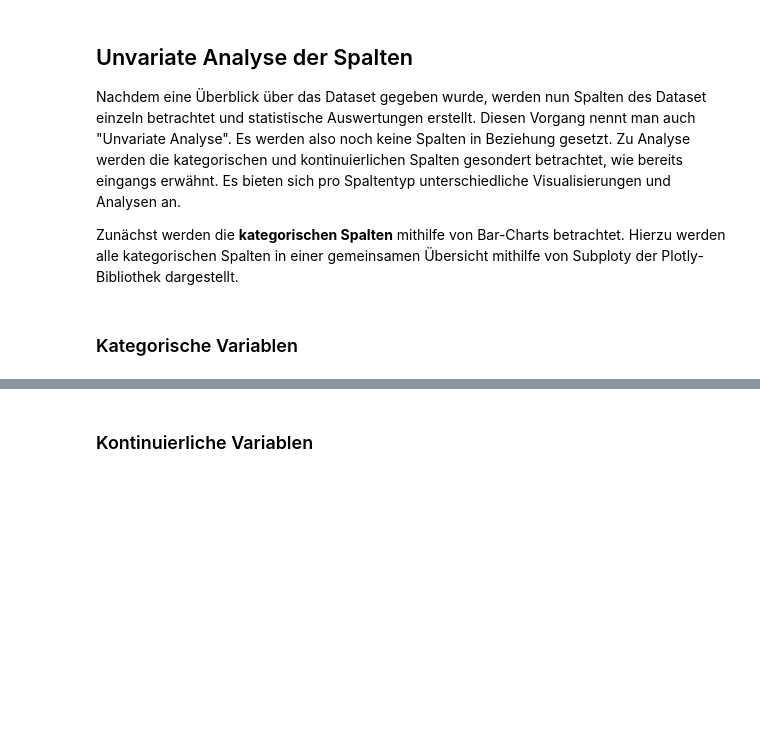
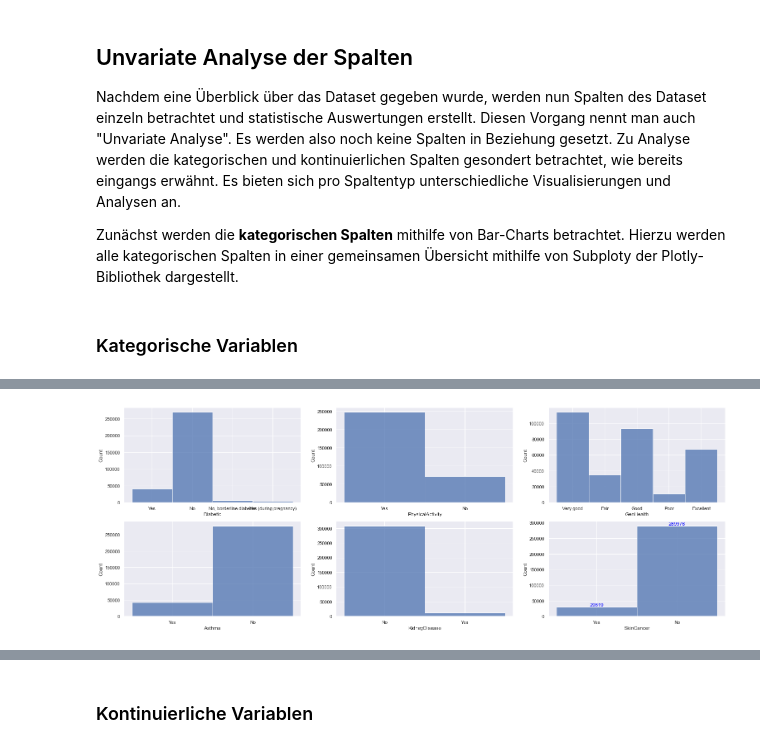
Before and after one commit to flori567/QIT_Ausarbeitung, a Jupyter notebook: heart_attack_prediction.ipynb, the cells around one changed output, grey strips where cells are left out. Drawn from its saved outputs; the diff is of its cells as text; code cells hidden in the pictures; blank space fills up the shorter version.

```diff
--- a/heart_attack_prediction.ipynb
+++ b/heart_attack_prediction.ipynb
@@ -218,0 +255,20 @@ fig.show()
+# %%
+plt.subplot(231)
+sns.histplot(data=df, x="Diabetic")
+plt.subplot(232)
+sns.histplot(data=df, x="PhysicalActivity")
+plt.subplot(233)
+sns.histplot(data=df, x="GenHealth")
+plt.subplot(234)
+sns.histplot(data=df, x="Asthma")
+plt.subplot(235)
+sns.histplot(data=df, x="KidneyDisease")
+plt.subplot(236)
+ax = sns.histplot(data=df, x="SkinCancer")
+
+# Iterate through the list of axes' patches
+for p in ax.patches:
+    ax.text(p.get_x() + p.get_width()/2., p.get_height(), '%d' % int(p.get_height()),
+            fontsize=12, color='blue', ha='center', va='bottom')
+# %% [output]
+[figure, added]
```
Also changed, not shown: parts of 21 cells of this notebook.
